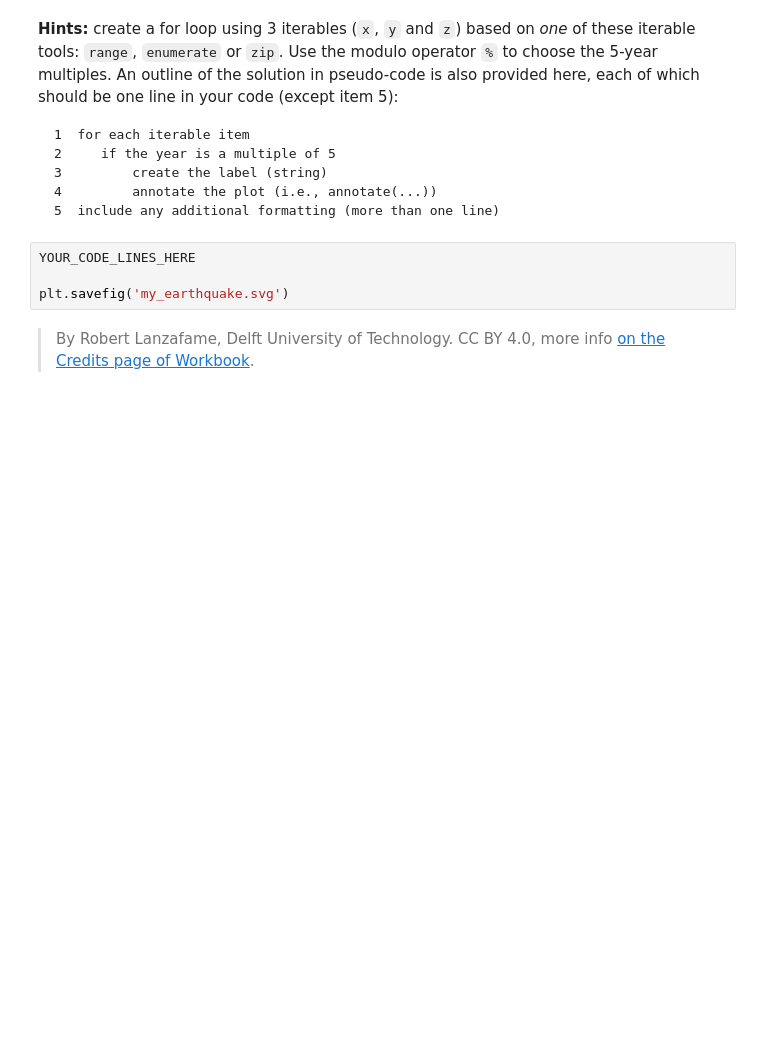
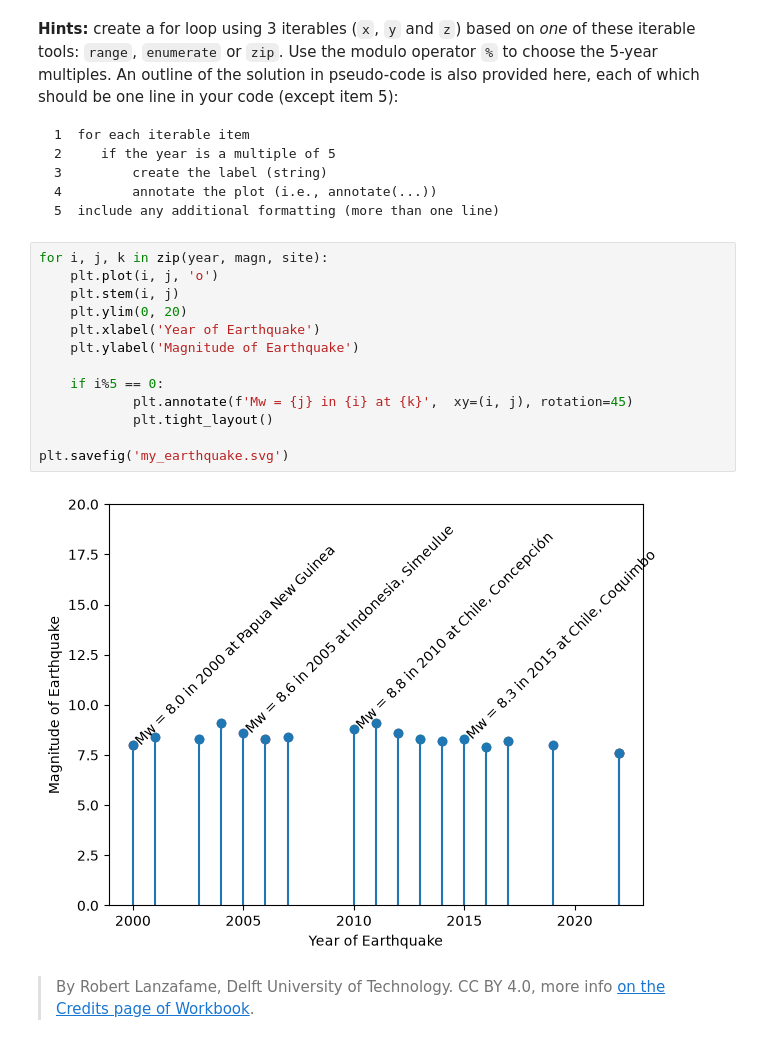
Before and after one commit to Wiggy-020/PA2.3, a Jupyter notebook: 3_stem_plots.ipynb, the cells around one changed output. Saved outputs shown, nothing was run; the diff lists cells and outputs as text; blank space fills up the shorter version.

````diff
--- a/3_stem_plots.ipynb
+++ b/3_stem_plots.ipynb
@@ -69,9 +71,20 @@ We can visualize the data in the following figure. Can you find an easy way to r
 4         annotate the plot (i.e., annotate(...))
 5  include any additional formatting (more than one line)
 ```
-# %%
-YOUR_CODE_LINES_HERE
-
-plt.savefig('my_earthquake.svg')
+# %%
+for i, j, k in zip(year, magn, site):
+    plt.plot(i, j, 'o')
+    plt.stem(i, j)
+    plt.ylim(0, 20)
+    plt.xlabel('Year of Earthquake')
+    plt.ylabel('Magnitude of Earthquake')
+
+    if i%5 == 0:
+            plt.annotate(f'Mw = {j} in {i} at {k}',  xy=(i, j), rotation=45)
+            plt.tight_layout()
+
+plt.savefig('my_earthquake.svg')
+# %% [output]
+[figure, added]
 # %% [markdown]
 > By Robert Lanzafame, Delft University of Technology. CC BY 4.0, more info [on the Credits page of Workbook](https://mude.citg.tudelft.nl/workbook-2025/credits.html).
````
Also changed, not shown: parts of 1 cell of this notebook, 6 other files.
